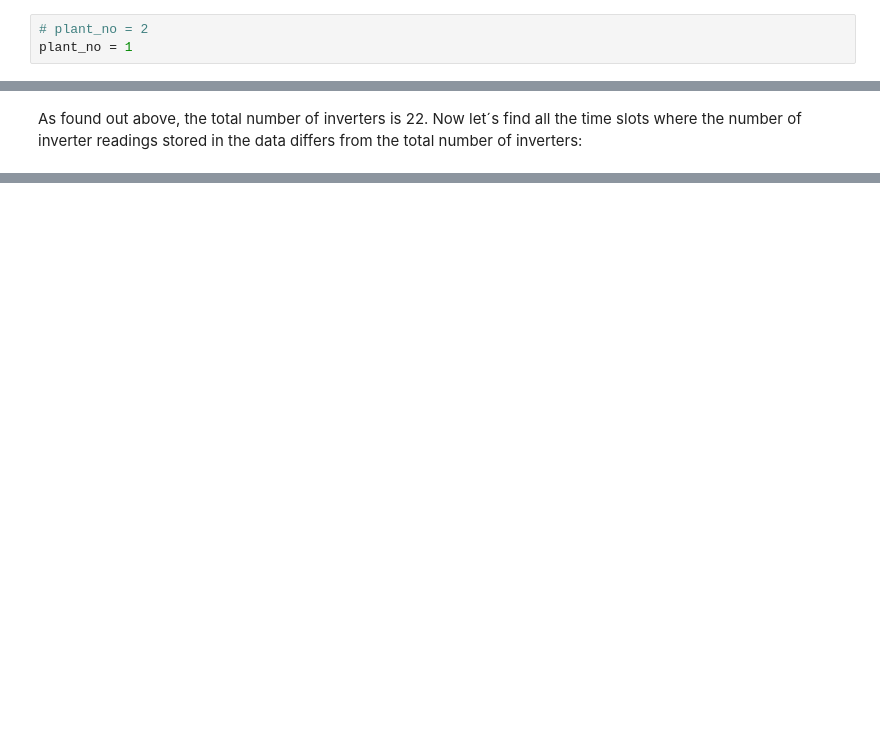
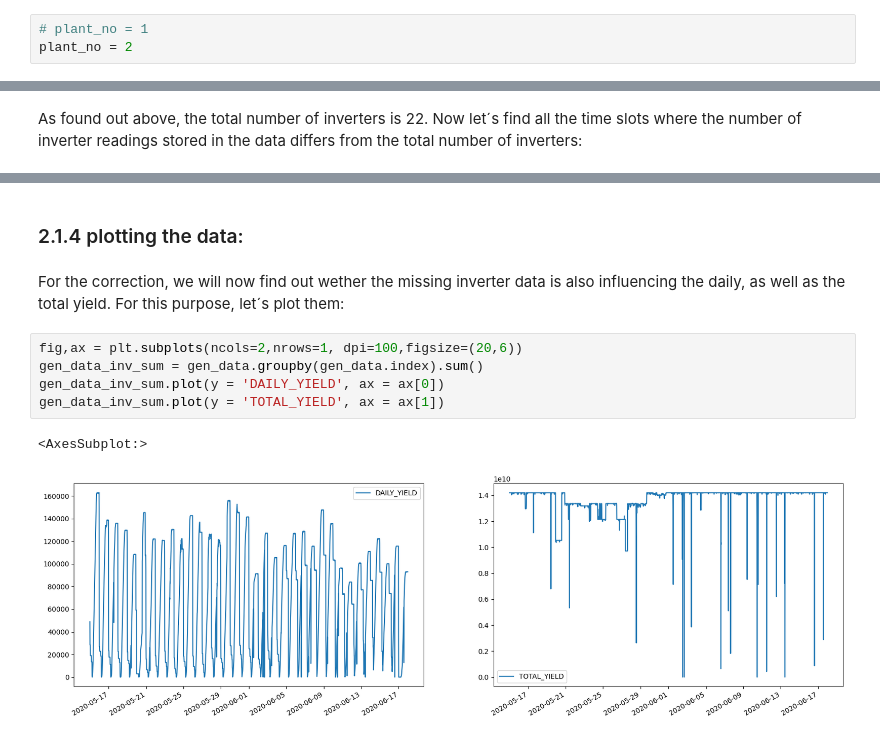
Before and after one commit to AndreasEppler/Solar-Power-Generation-Data, a Jupyter notebook: solar_power_generation_data.ipynb, the cells around one changed output, grey strips where cells are left out. Drawn from its saved outputs; the diff is of its cells as text; blank space fills up the shorter version.

Commit message:
Data Exploration and preparation concluded

```diff
--- a/solar_power_generation_data.ipynb
+++ b/solar_power_generation_data.ipynb
@@ -89,6 +116,6 @@ time: 0 ns (started: 2022-03-04 13:24:13 +01:00)
 # %% [markdown]
 In the following, for the sake of improved clarity, only the second solar power plant is being investigated. However, provided underneath is the option to switch to the first power plant for reasons of boundless curiosity.
 # %%
-# plant_no = 2
-plant_no = 1
+# plant_no = 1
+plant_no = 2
 # %% [output]
@@ -312,0 +293,12 @@ time: 0 ns (started: 2022-03-04 13:24:29 +01:00)
+# %% [markdown]
+### 2.1.4 plotting the data:
+# %% [markdown]
+For the correction, we will now find out wether the missing inverter data is also influencing the daily, as well as the total yield. For this purpose, let´s plot them:
+# %%
+fig,ax = plt.subplots(ncols=2,nrows=1, dpi=100,figsize=(20,6))
+gen_data_inv_sum = gen_data.groupby(gen_data.index).sum()
+gen_data_inv_sum.plot(y = 'DAILY_YIELD', ax = ax[0])
+gen_data_inv_sum.plot(y = 'TOTAL_YIELD', ax = ax[1])
+# %% [output]
+<AxesSubplot:>
+[figure, added]
```
Also changed, not shown: parts of 102 cells of this notebook, 1 other file.
